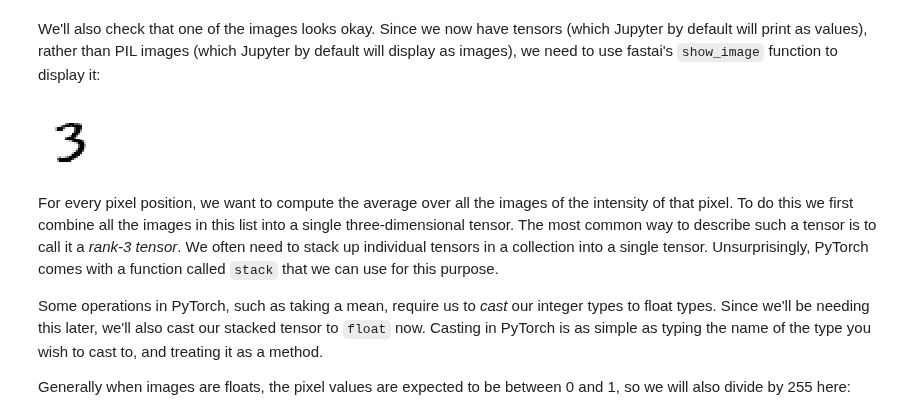
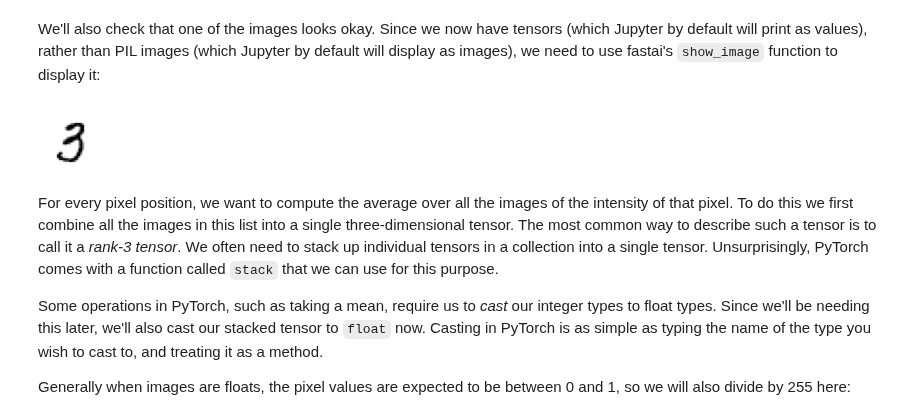
Before and after one commit to GrueneKatze/FastAI4, a Jupyter notebook: FastAI_04_mnist_basics.ipynb, the cells around one changed output. Cells and saved outputs as stored; diff of their text form; code cells hidden in the pictures.

```diff
--- a/FastAI_04_mnist_basics.ipynb
+++ b/FastAI_04_mnist_basics.ipynb
@@ -149,9 +154,9 @@ len(three_tensors),len(seven_tensors)
 # %% [markdown]
 We'll also check that one of the images looks okay. Since we now have tensors (which Jupyter by default will print as values), rather than PIL images (which Jupyter by default will display as images), we need to use fastai's `show_image` function to display it:
 # %%
-show_image(three_tensors[1]);
+show_image(three_tensors[10]);
 # %% [output]
-[figure, old version]
+[figure, new version]
 # %% [markdown]
 For every pixel position, we want to compute the average over all the images of the intensity of that pixel. To do this we first combine all the images in this list into a single three-dimensional tensor. The most common way to describe such a tensor is to call it a *rank-3 tensor*. We often need to stack up individual tensors in a collection into a single tensor. Unsurprisingly, PyTorch comes with a function called `stack` that we can use for this purpose.
 
```
Also changed, not shown: parts of 11 cells of this notebook.
